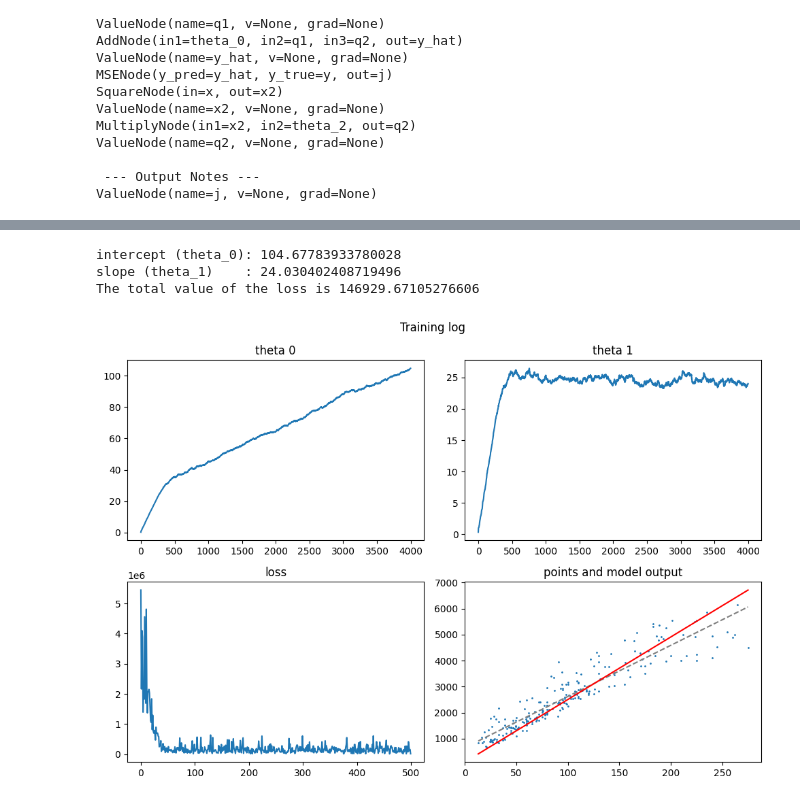
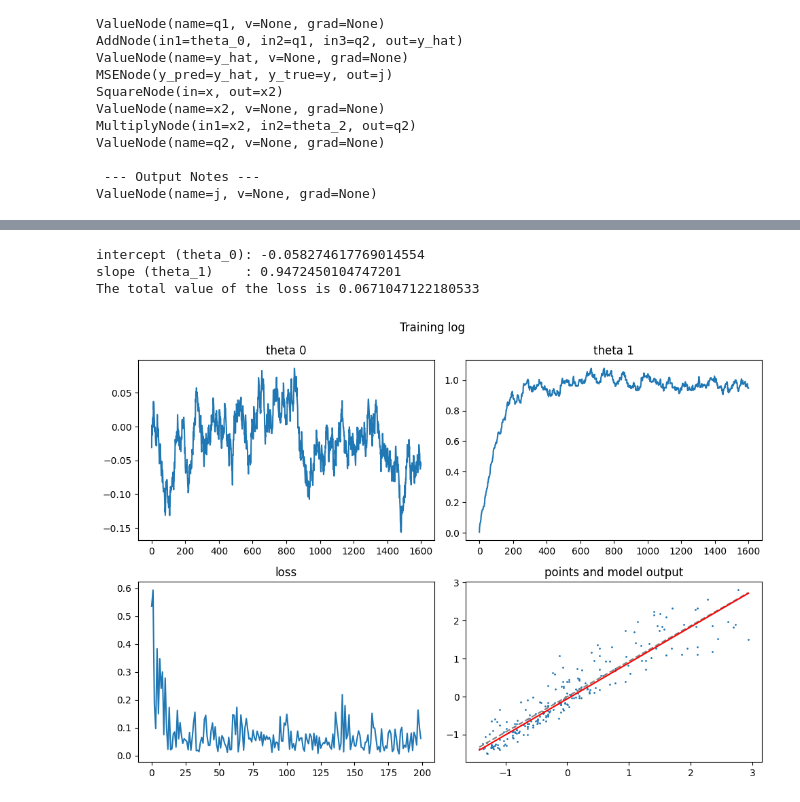
Before and after one commit to JakobFender/mse-deep-learning-cg, a Jupyter notebook: notebooks/final.ipynb, the cells around one changed output, grey strips where cells are left out. Cells and saved outputs as stored; diff of their text form; code cells hidden in the pictures.

```diff
--- a/notebooks/final.ipynb
+++ b/notebooks/final.ipynb
@@ -1087,7 +1095,7 @@ This is a very simple idea that can help to speed up the convergence of $\theta_
 # %%
 alpha_t0 = 0.0025  # learning rate for theta_0
 alpha_t1 = 0.000001  # learning rate for theta_1
-epochs = 500  # number of epochs (an epoch is a loop over the whole training set)
+epochs = 2000  # number of epochs (an epoch is a loop over the whole training set)
 
 batch_size = 32
 N = len(living_area)
@@ -1245,7 +1263,7 @@ Pick at least 2 of the following optional objectives to further explore and anal
 Input features with very different scales cause the gradient descent to progress slowly, because the learning rate must be small enough for the largest feature. Normalizing each feature to zero mean and unit variance puts all inputs on the same scale, which allows a much larger learning rate and faster convergence. We re-run the batched SGD from section 4 on the normalized living area and rent price and compare the resulting theta values and loss to the unnormalized case.
 # %%
 alpha = 0.1
-epochs = 500
+epochs = 200
 batch_size = 32
 N = len(living_area_norm)
 t0 = 0.0
@@ -1497,7 +1535,7 @@ class GradientDescent(AbstractOptimizer):
                 return
             visited.add(id(node))
 
-            self.velocity[node] = self.momentum * self.velocity.get(node, 0.0) + self.learning_rate * node.grad_v
+            self.velocity[node] = self.momentum * self.velocity.get(node, 0.0) + node.grad_v
             node.v -= self.learning_rate * self.velocity[node]
 
             for child in node.children:
@@ -1578,10 +1616,10 @@ class RMSProp(AbstractOptimizer):
 
         self.comp_graph.zero_grad()
 # %%
-alpha = 1e-2
-epochs = 500
+alpha = 0.01
+epochs = 200
 batch_size = 32
-N = len(living_area)
+N = len(living_area_norm)
 t0 = 0.0
 t1 = 0.0
 
@@ -1589,7 +1627,7 @@ loss_evolution = []
 t0_evolution = []
 t1_evolution = []
 
-optimizer = GradientDescent(comp_graph=cg, learning_rate=alpha, momentum=0.9)
+optimizer = GradientDescent(comp_graph=cg, learning_rate=alpha, momentum=0.95)
 
 for epoch in range(epochs):
     n_steps = N // batch_size + 1  # the number of batches to make 1 epoch
@@ -1597,7 +1635,7 @@ for epoch in range(epochs):
     for step in range(n_steps):
         batch_indices = random.sample(range(N), batch_size)  # sample a batch
 
-        cg.forward([[living_area[n], t0, t1, rent_price[n]] for n in batch_indices])
+        cg.forward([[living_area_norm[n], t0, t1, rent_price_norm[n]] for n in batch_indices])
         cg.backward(32)
 
         optimizer.step()
@@ -1613,8 +1651,8 @@ for epoch in range(epochs):
 
 print("intercept (theta_0):", t0)
 print("slope (theta_1)    :", t1)
-y_hat = t0 + t1 * living_area
-J = mse_loss(y_hat, rent_price)
+y_hat = t0 + t1 * living_area_norm
+J = mse_loss(y_hat, rent_price_norm)
 print("The total value of the loss is", J)
 plot_training_log(
     plots=[
@@ -1623,9 +1661,10 @@ plot_training_log(
         ("loss", loss_evolution),
         "scatter",
     ],
-    x=living_area,
-    y=rent_price,
+    x=living_area_norm,
+    y=rent_price_norm,
     t0=t0,
     t1=t1,
+    normalized=True,
 )
 # %% [output]
@@ -1636,8 +1675,8 @@ The total value of the loss is 223670.12936331093
 # %%
-alpha = 1e-1
-epochs = 500
+alpha = 0.01
+epochs = 200
 batch_size = 32
-N = len(living_area)
+N = len(living_area_norm)
 t0 = 0.0
 t1 = 0.0
 
@@ -1653,40 +1692,41 @@ for epoch in range(epochs):
     for step in range(n_steps):
         batch_indices = random.sample(range(N), batch_size)  # sample a batch
 
-        cg.forward([[living_area[n], t0, t1, rent_price[n]] for n in batch_indices])
+        cg.forward([[living_area_norm[n], t0, t1, rent_price_norm[n]] for n in batch_indices])
         cg.backward(32)
 
         optimizer.step()
 
         epoch_loss += j.v
         t0 = theta_0.v
         t1 = theta_1.v
 
         t0_evolution.append(t0)
         t1_evolution.append(t1)
 
     loss_evolution.append(epoch_loss / n_steps)
 
 print("intercept (theta_0):", t0)
 print("slope (theta_1)    :", t1)
-y_hat = t0 + t1 * living_area
-J = mse_loss(y_hat, rent_price)
+y_hat = t0 + t1 * living_area_norm
+J = mse_loss(y_hat, rent_price_norm)
 print("The total value of the loss is", J)
 plot_training_log(
     plots=[
         ("theta 0", t0_evolution),
         ("theta 1", t1_evolution),
         ("loss", loss_evolution),
         "scatter",
     ],
-    x=living_area,
-    y=rent_price,
+    x=living_area_norm,
+    y=rent_price_norm,
     t0=t0,
     t1=t1,
+    normalized=True,
 )
 # %% [output]
-intercept (theta_0): 104.67783933780028
-slope (theta_1)    : 24.030402408719496
-The total value of the loss is 146929.67105276606
+intercept (theta_0): -0.058274617769014554
+slope (theta_1)    : 0.9472450104747201
+The total value of the loss is 0.0671047122180533
-[figure, old version]
+[figure, new version]
 # %%
```
Also changed, not shown: parts of 23 cells of this notebook.
